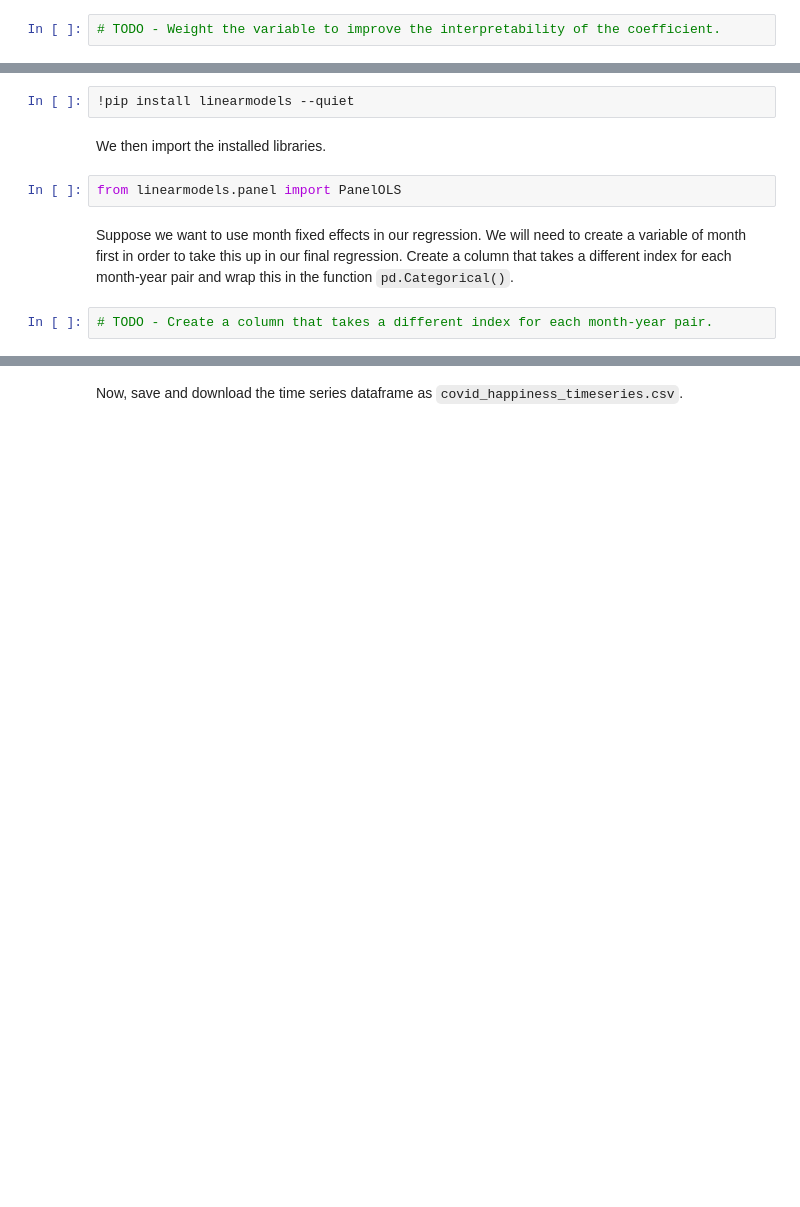
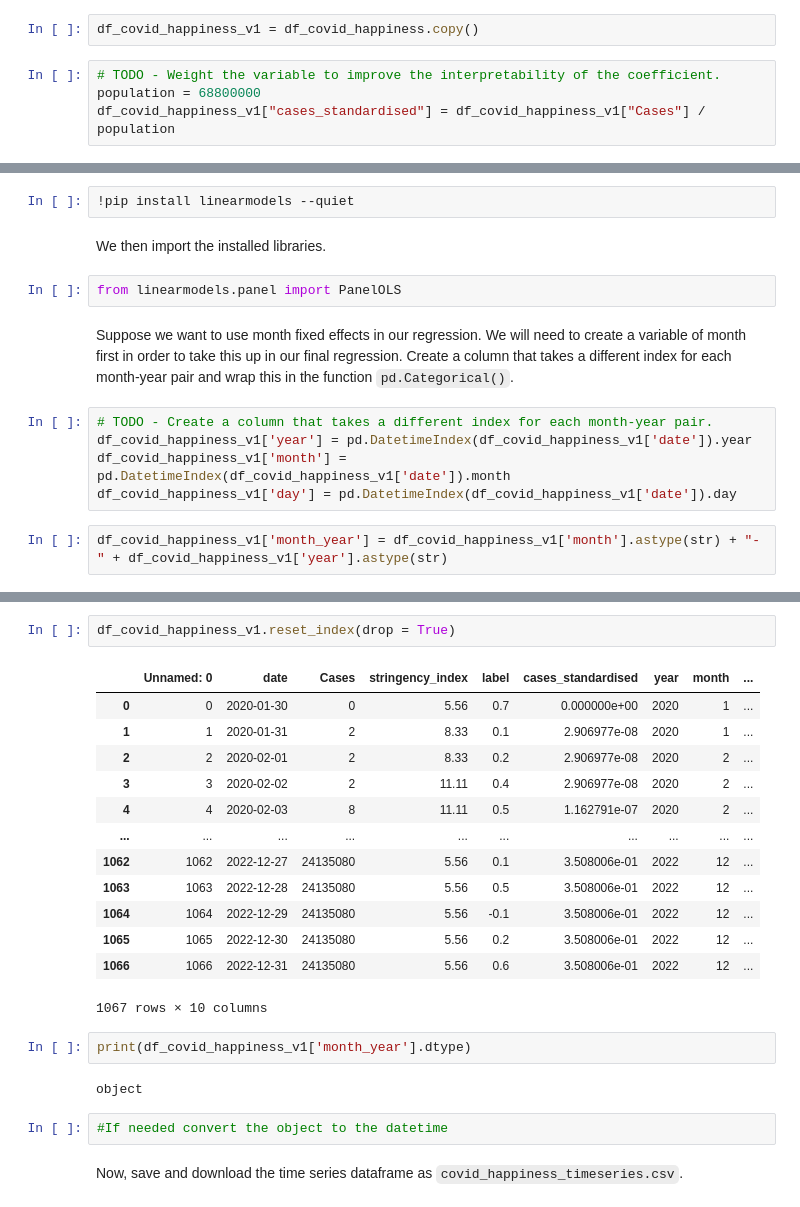
Before and after one commit to Py4Econ2023/COVID-Social-Cost, a Jupyter notebook: covid_happiness.ipynb, the cells around one changed output, grey strips where cells are left out. Drawn from its saved outputs; the diff is of its cells as text; blank space fills up the shorter version.

```diff
--- a/covid_happiness.ipynb
+++ b/covid_happiness.ipynb
@@ -415,4 +686,8 @@ df_covid_happiness = upload_datasets()[0]
 # %% [markdown]
 Weight the number of cases by some constant.
+# %%
+df_covid_happiness_v1 = df_covid_happiness.copy()
 # %%
 # TODO - Weight the variable to improve the interpretability of the coefficient.
+population = 68800000
+df_covid_happiness_v1["cases_standardised"] = df_covid_happiness_v1["Cases"] / population
@@ -428,3 +723,8 @@ from linearmodels.panel import PanelOLS
 Suppose we want to use month fixed effects in our regression. We will need to create a variable of month first in order to take this up in our final regression. Create a column that takes a different index for each month-year pair and wrap this in the function ``pd.Categorical()``.
 # %%
 # TODO - Create a column that takes a different index for each month-year pair.
+df_covid_happiness_v1['year'] = pd.DatetimeIndex(df_covid_happiness_v1['date']).year
+df_covid_happiness_v1['month'] = pd.DatetimeIndex(df_covid_happiness_v1['date']).month
+df_covid_happiness_v1['day'] = pd.DatetimeIndex(df_covid_happiness_v1['date']).day
+# %%
+df_covid_happiness_v1['month_year'] = df_covid_happiness_v1['month'].astype(str) + "-" + df_covid_happiness_v1['year'].astype(str)
@@ -431,3 +752,25 @@ Suppose we want to use month fixed effects in our regression. We will need to cr
+# %%
+df_covid_happiness_v1.reset_index(drop = True)
+# %% [output]
+|  | Unnamed: 0 | date | Cases | stringency_index | label | cases_standardised | year | month | ... |
+| 0 | 0 | 2020-01-30 | 0 | 5.56 | 0.7 | 0.000000e+00 | 2020 | 1 | ... |
+| 1 | 1 | 2020-01-31 | 2 | 8.33 | 0.1 | 2.906977e-08 | 2020 | 1 | ... |
+| 2 | 2 | 2020-02-01 | 2 | 8.33 | 0.2 | 2.906977e-08 | 2020 | 2 | ... |
+| 3 | 3 | 2020-02-02 | 2 | 11.11 | 0.4 | 2.906977e-08 | 2020 | 2 | ... |
+| 4 | 4 | 2020-02-03 | 8 | 11.11 | 0.5 | 1.162791e-07 | 2020 | 2 | ... |
+| ... | ... | ... | ... | ... | ... | ... | ... | ... | ... |
+| 1062 | 1062 | 2022-12-27 | 24135080 | 5.56 | 0.1 | 3.508006e-01 | 2022 | 12 | ... |
+| 1063 | 1063 | 2022-12-28 | 24135080 | 5.56 | 0.5 | 3.508006e-01 | 2022 | 12 | ... |
+| 1064 | 1064 | 2022-12-29 | 24135080 | 5.56 | -0.1 | 3.508006e-01 | 2022 | 12 | ... |
+| 1065 | 1065 | 2022-12-30 | 24135080 | 5.56 | 0.2 | 3.508006e-01 | 2022 | 12 | ... |
+| 1066 | 1066 | 2022-12-31 | 24135080 | 5.56 | 0.6 | 3.508006e-01 | 2022 | 12 | ... |
+1067 rows × 10 columns
+# %%
+print(df_covid_happiness_v1['month_year'].dtype)
+# %% [output]
+object
+# %%
+#If needed convert the object to the datetime
 # %% [markdown]
 Now, save and download the time series dataframe as ``covid_happiness_timeseries.csv``.
 # %%
```
Also changed, not shown: parts of 54 cells of this notebook.
